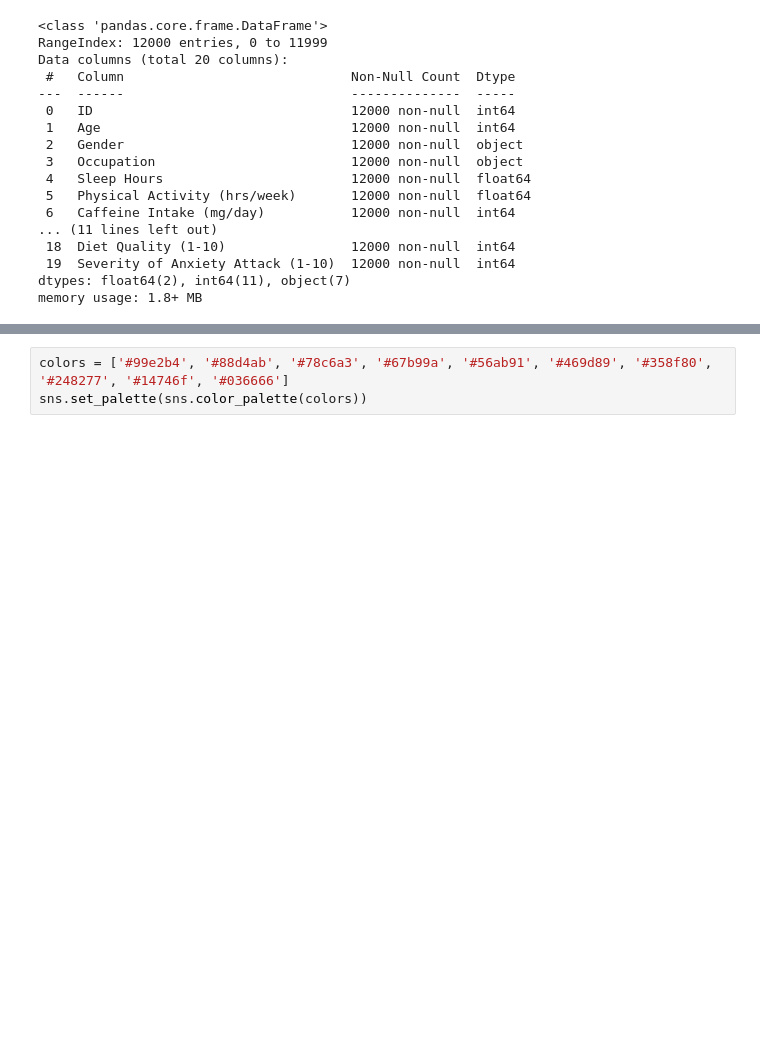
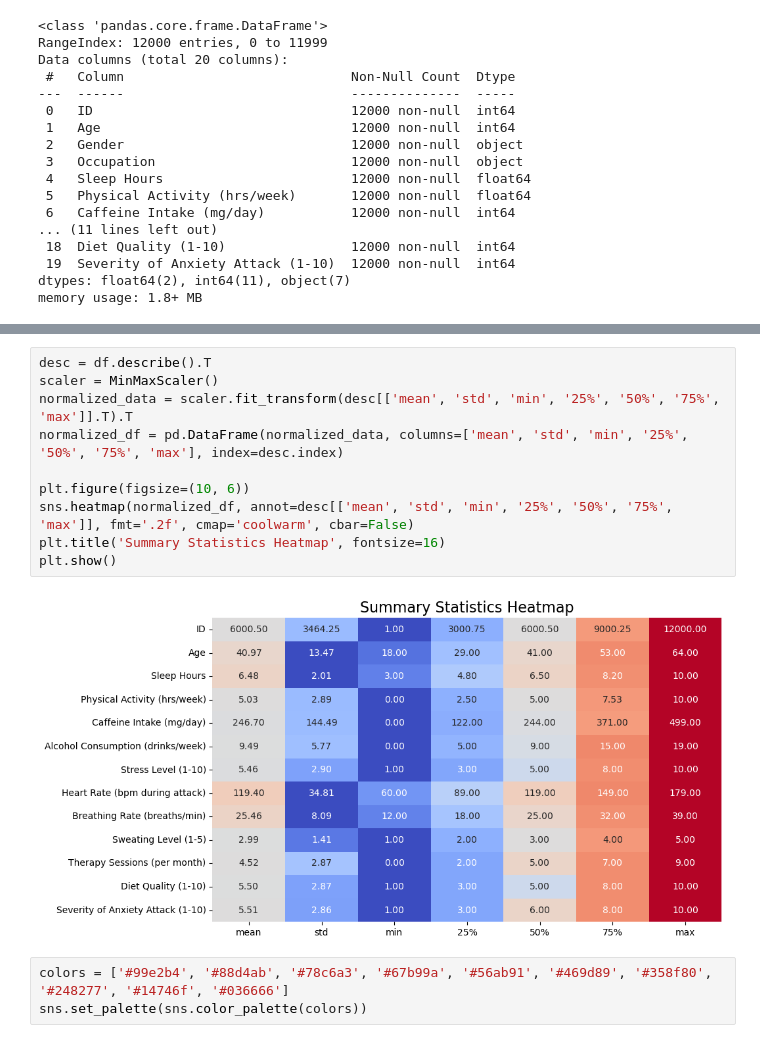
Before and after one commit to jonc1412/EDA-projects, a Jupyter notebook: anxiety-attack/anxiety_attack_analysis.ipynb, the cells around one changed output, grey strips where cells are left out. Saved outputs shown, nothing was run; the diff lists cells and outputs as text; blank space fills up the shorter version.

Commit message:
Heatmap for summary statistics

```diff
--- a/anxiety-attack/anxiety_attack_analysis.ipynb
+++ b/anxiety-attack/anxiety_attack_analysis.ipynb
@@ -94,3 +83,15 @@ df.describe()
+# %%
+desc = df.describe().T
+scaler = MinMaxScaler()
+normalized_data = scaler.fit_transform(desc[['mean', 'std', 'min', '25%', '50%', '75%', 'max']].T).T
+normalized_df = pd.DataFrame(normalized_data, columns=['mean', 'std', 'min', '25%', '50%', '75%', 'max'], index=desc.index)
+
+plt.figure(figsize=(10, 6))
+sns.heatmap(normalized_df, annot=desc[['mean', 'std', 'min', '25%', '50%', '75%', 'max']], fmt='.2f', cmap='coolwarm', cbar=False)
+plt.title('Summary Statistics Heatmap', fontsize=16)
+plt.show()
+# %% [output]
+[figure, added]
 # %%
 colors = ['#99e2b4', '#88d4ab', '#78c6a3', '#67b99a', '#56ab91', '#469d89', '#358f80', '#248277', '#14746f', '#036666']
 sns.set_palette(sns.color_palette(colors))
```
Also changed, not shown: parts of 2 cells of this notebook.
